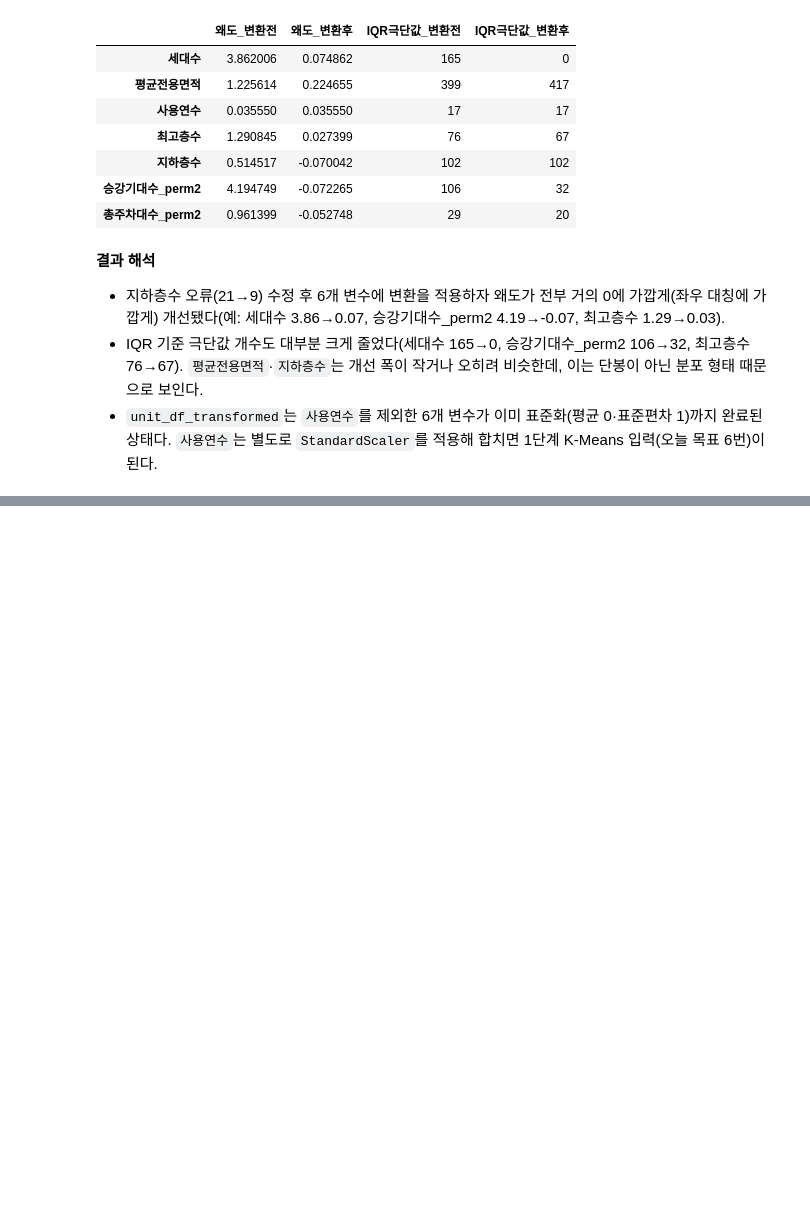
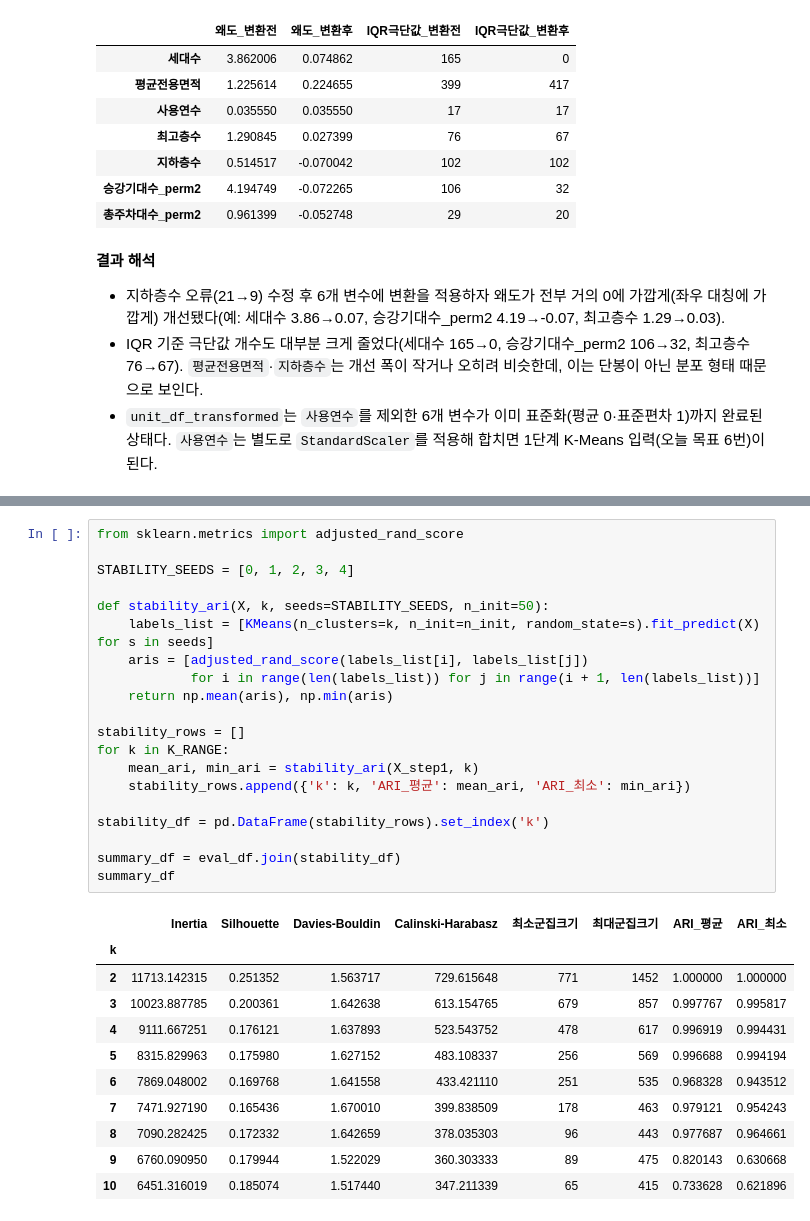
Before and after one commit to roh-git/mlapt_project, a Jupyter notebook: main_analysis.ipynb, the cells around one changed output, grey strips where cells are left out. Saved outputs shown, nothing was run; the diff lists cells and outputs as text; blank space fills up the shorter version.

```diff
--- a/main_analysis.ipynb
+++ b/main_analysis.ipynb
@@ -560,0 +676,32 @@ comparison
+# %%
+from sklearn.metrics import adjusted_rand_score
+
+STABILITY_SEEDS = [0, 1, 2, 3, 4]
+
+def stability_ari(X, k, seeds=STABILITY_SEEDS, n_init=50):
+    labels_list = [KMeans(n_clusters=k, n_init=n_init, random_state=s).fit_predict(X) for s in seeds]
+    aris = [adjusted_rand_score(labels_list[i], labels_list[j])
+            for i in range(len(labels_list)) for j in range(i + 1, len(labels_list))]
+    return np.mean(aris), np.min(aris)
+
+stability_rows = []
+for k in K_RANGE:
+    mean_ari, min_ari = stability_ari(X_step1, k)
+    stability_rows.append({'k': k, 'ARI_평균': mean_ari, 'ARI_최소': min_ari})
+
+stability_df = pd.DataFrame(stability_rows).set_index('k')
+
+summary_df = eval_df.join(stability_df)
+summary_df
+# %% [output]
+|  | Inertia | Silhouette | Davies-Bouldin | Calinski-Harabasz | 최소군집크기 | 최대군집크기 | ARI_평균 | ARI_최소 |
+| k |  |  |  |  |  |  |  |  |
+| 2 | 11713.142315 | 0.251352 | 1.563717 | 729.615648 | 771 | 1452 | 1.000000 | 1.000000 |
+| 3 | 10023.887785 | 0.200361 | 1.642638 | 613.154765 | 679 | 857 | 0.997767 | 0.995817 |
+| 4 | 9111.667251 | 0.176121 | 1.637893 | 523.543752 | 478 | 617 | 0.996919 | 0.994431 |
+| 5 | 8315.829963 | 0.175980 | 1.627152 | 483.108337 | 256 | 569 | 0.996688 | 0.994194 |
+| 6 | 7869.048002 | 0.169768 | 1.641558 | 433.421110 | 251 | 535 | 0.968328 | 0.943512 |
+| 7 | 7471.927190 | 0.165436 | 1.670010 | 399.838509 | 178 | 463 | 0.979121 | 0.954243 |
+| 8 | 7090.282425 | 0.172332 | 1.642659 | 378.035303 | 96 | 443 | 0.977687 | 0.964661 |
+| 9 | 6760.090950 | 0.179944 | 1.522029 | 360.303333 | 89 | 475 | 0.820143 | 0.630668 |
+| 10 | 6451.316019 | 0.185074 | 1.517440 | 347.211339 | 65 | 415 | 0.733628 | 0.621896 |
```
Also changed, not shown: parts of 12 cells of this notebook.
